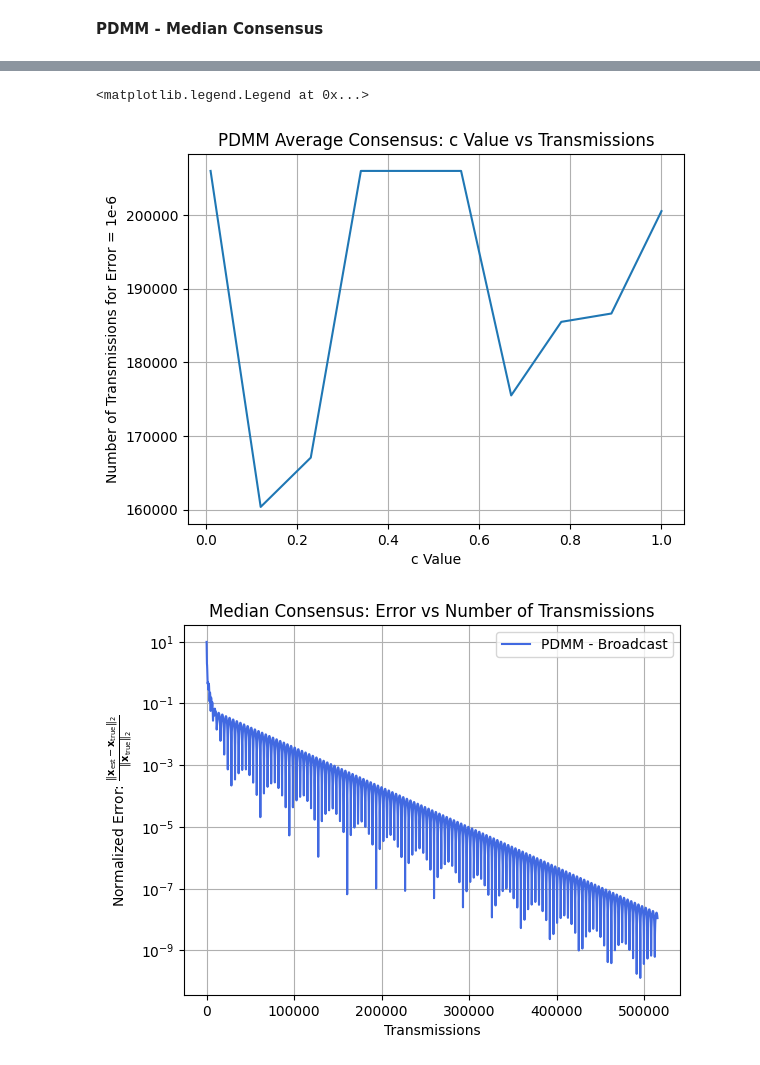
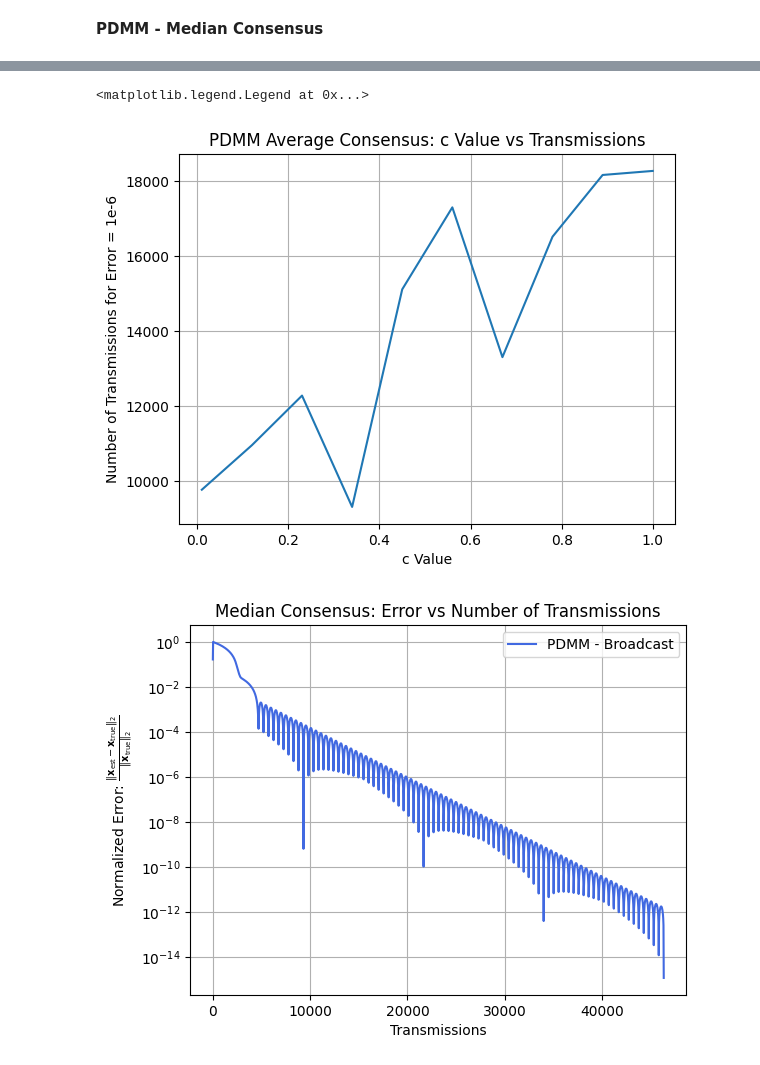
Before and after one commit to josephine-king/EE4540_Project, a Jupyter notebook: distributed_project.ipynb, the cells around one changed output, grey strips where cells are left out. Cells and saved outputs as stored; diff of their text form; code cells hidden in the pictures.

Commit message:
updating pdmm - median

```diff
--- a/distributed_project.ipynb
+++ b/distributed_project.ipynb
@@ -13,7 +13,7 @@ FIELD_RANGE = np.array([[0, FIELD_SIZE], [0, FIELD_SIZE]])
 # True measurement function
 field_function = get_field_function()
 
-COMM_RANGE = 30
+COMM_RANGE = 50
 NUM_SENSORS = calculate_num_sensors(COMM_RANGE, FIELD_SIZE, 2)
 print("Selected number of sensors:", NUM_SENSORS)
 # %% [output]
@@ -301,10 +301,6 @@ def pdmm_median(adjacency_matrix, sensor_measurements, c, broadcast = False, num
                 A = 1 if i < j else -1
                 sum += A * z[(i, j)]
 
-            # x update
-            #print("Val1: ", -1 - (sum/(c*len(neighbors_idx))))
-            #print("Val2: ", 1 - (sum/(c*len(neighbors_idx))))
-
             if (-1 - sum)/(c*len(neighbors_idx)) > sensor_measurements[i]:
                 x[i] = (-1 - sum)/(c*len(neighbors_idx))
             elif (1 - sum)/(c*len(neighbors_idx)) < sensor_measurements[i]:
@@ -321,6 +317,11 @@ def pdmm_median(adjacency_matrix, sensor_measurements, c, broadcast = False, num
                 if (broadcast == True):
                     A = 1 if i < j else -1
                     z[(j, i)] = 0.5*z_prev[(j, i)] + 0.5*(z_prev[(i, j)] + 2*c*A*x[i])
+                else:
+                    A = 1 if i < j else -1
+                    z[(j, i)] = 0.5*z_prev[(j, i)] + 0.5*(z_prev[(i, j)] + 2*c*A*x[i])
+                    transmission += 1
+
             if (broadcast == True):
                 # Common transmission
                 transmission += 1
@@ -350,15 +351,6 @@ plt.ylabel("Number of Transmissions for Error = 1e-6")
 plt.title("PDMM Average Consensus: c Value vs Transmissions")
 
 error_vals, transmissions, x = pdmm_median(adjacency_matrix, sensor_measurements, best_c, broadcast = True)
-print(x)
-print(np.median(sensor_measurements))
-# Print median node indices
-median_indices = np.where(np.isclose(sensor_measurements, np.median(sensor_measurements)))[0]
-sorted_meas = np.copy(sensor_measurements)
-sorted_meas.sort()
-print(sorted_meas)
-print("Median node indices:", median_indices)
-print(adjacency_matrix[median_indices, :])
 
 fig = plt.figure()
 plt.semilogy(transmissions, error_vals, label=f'PDMM - Broadcast', color="royalblue")
@@ -388,3 +364,3 @@ Median node indices: [11]
 <matplotlib.legend.Legend at 0x...>
-[figure, old version]
+[figure, new version]
-[figure, old version]
+[figure, new version]
```
Also changed, not shown: parts of 5 cells of this notebook.
